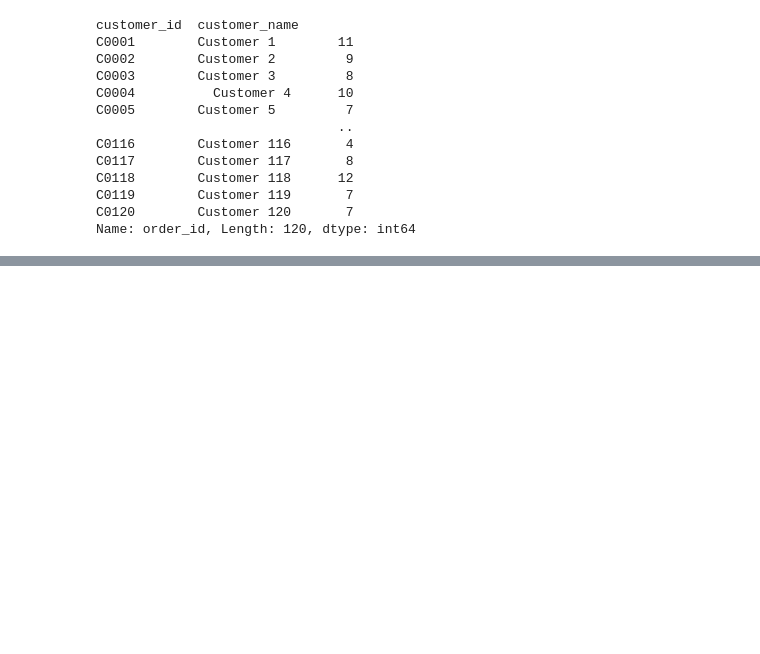
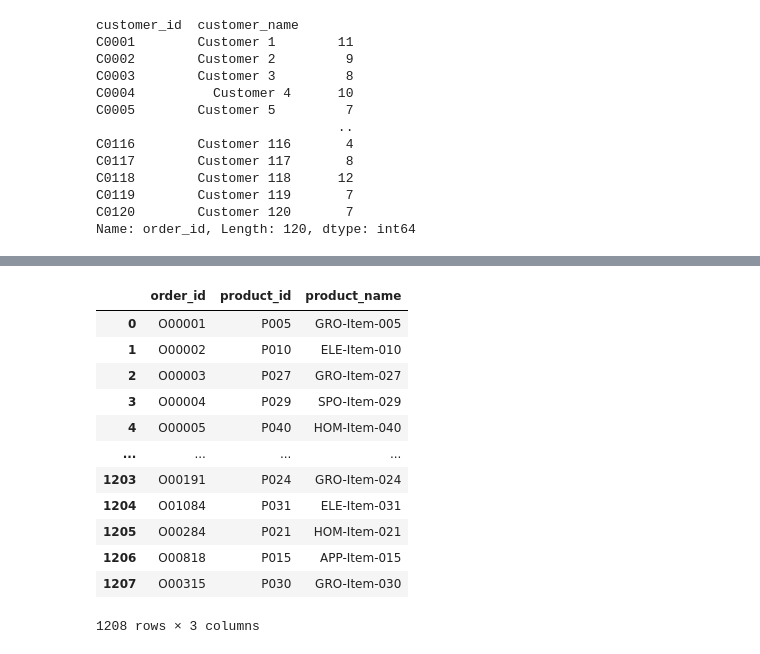
Before and after one commit to sharmaaditya2697-commits/pandas_practice, a Jupyter notebook: test25sept2026.ipynb, the cells around one changed output, grey strips where cells are left out. Cells and saved outputs as stored; diff of their text form; code cells hidden in the pictures; blank space fills up the shorter version.

```diff
--- a/test25sept2026.ipynb
+++ b/test25sept2026.ipynb
@@ -1333,0 +1429,18 @@ Name: order_id, Length: 120, dtype: int64
+# %%
+sales_data_orders.merge(sales_data_products[['product_id','product_name']],
+                          on='product_id',
+                          how='left')[['order_id','product_id','product_name']]
+# %% [output]
+|  | order_id | product_id | product_name |
+| 0 | O00001 | P005 | GRO-Item-005 |
+| 1 | O00002 | P010 | ELE-Item-010 |
+| 2 | O00003 | P027 | GRO-Item-027 |
+| 3 | O00004 | P029 | SPO-Item-029 |
+| 4 | O00005 | P040 | HOM-Item-040 |
+| ... | ... | ... | ... |
+| 1203 | O00191 | P024 | GRO-Item-024 |
+| 1204 | O01084 | P031 | ELE-Item-031 |
+| 1205 | O00284 | P021 | HOM-Item-021 |
+| 1206 | O00818 | P015 | APP-Item-015 |
+| 1207 | O00315 | P030 | GRO-Item-030 |
+1208 rows × 3 columns
```
Also changed, not shown: parts of 7 cells of this notebook.
